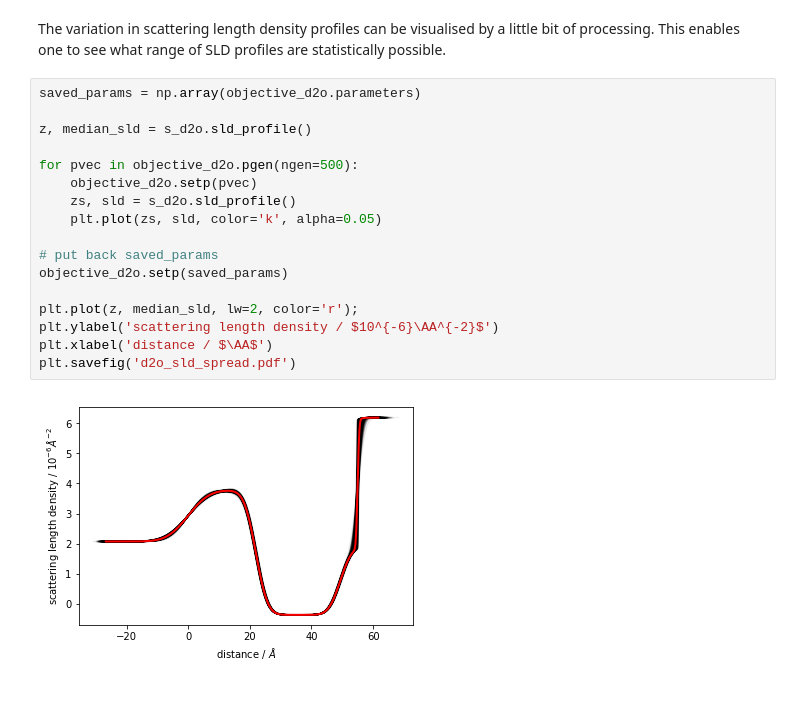
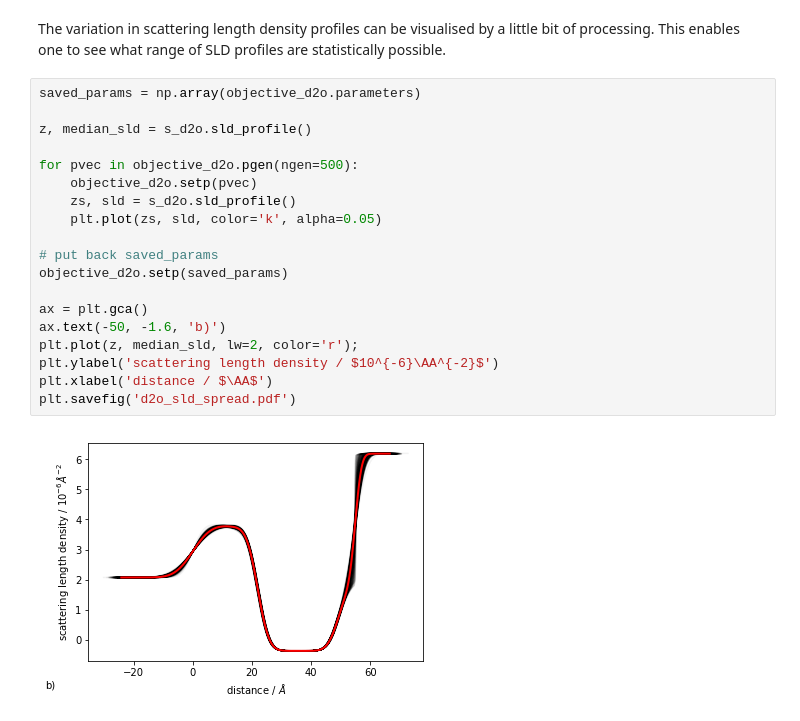
Before and after one commit to llimeht/refnx, a Jupyter notebook: paper/supporting_information/lipid.ipynb, the cells around one changed output. Cells and saved outputs as stored; diff of their text form.

```diff
--- a/paper/supporting_information/lipid.ipynb
+++ b/paper/supporting_information/lipid.ipynb
@@ -272,19 +275,21 @@ The variation in scattering length density profiles can be visualised by a littl
 # %%
 saved_params = np.array(objective_d2o.parameters)
 
 z, median_sld = s_d2o.sld_profile()
 
 for pvec in objective_d2o.pgen(ngen=500):
     objective_d2o.setp(pvec)
     zs, sld = s_d2o.sld_profile()
     plt.plot(zs, sld, color='k', alpha=0.05)
 
 # put back saved_params
 objective_d2o.setp(saved_params)
 
+ax = plt.gca()
+ax.text(-50, -1.6, 'b)')
 plt.plot(z, median_sld, lw=2, color='r');
 plt.ylabel('scattering length density / $10^{-6}\AA^{-2}$')
 plt.xlabel('distance / $\AA$')
 plt.savefig('d2o_sld_spread.pdf')
 # %% [output]
-[figure, old version]
+[figure, new version]
```
Also changed, not shown: parts of 11 cells of this notebook, 7 other files.
